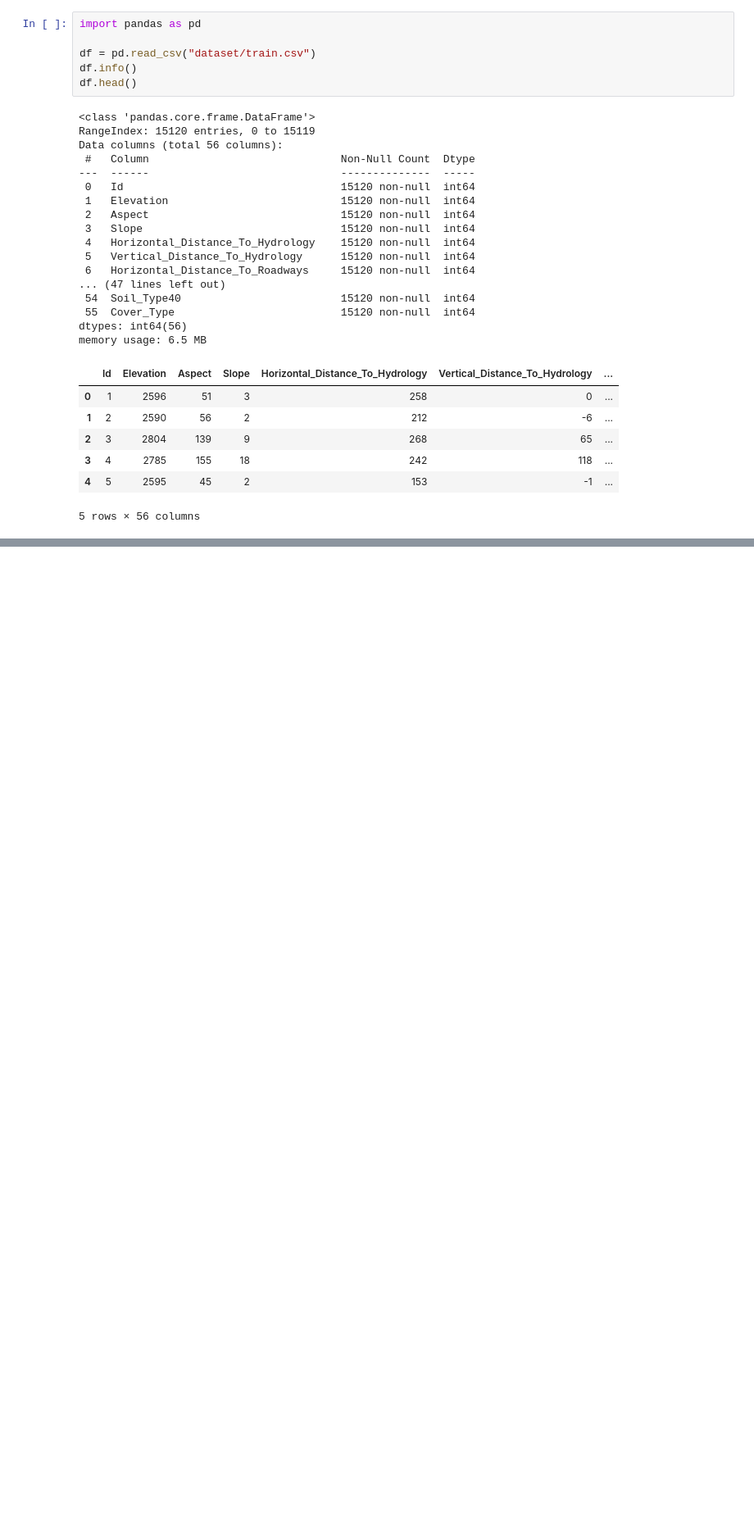
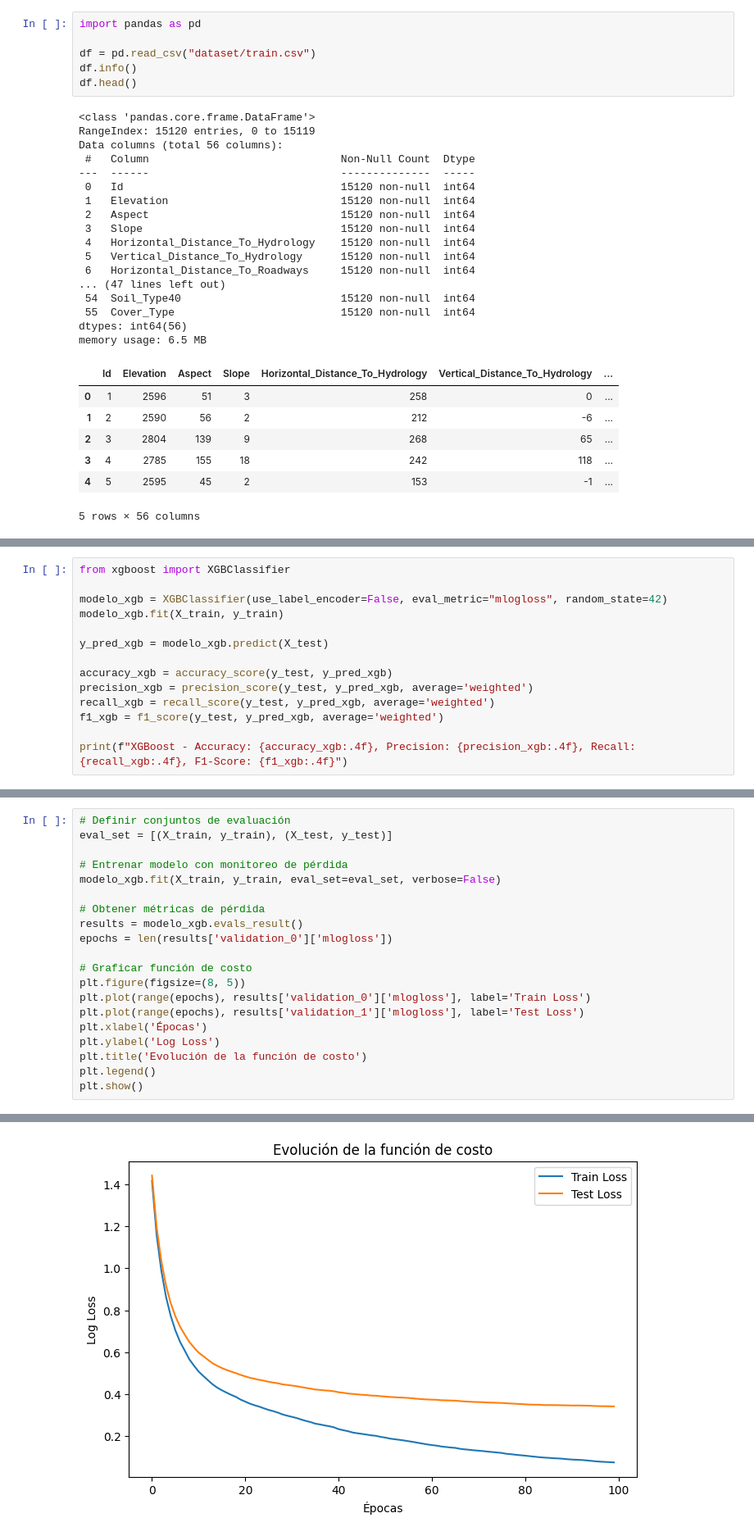
Before and after one commit to Perceval840/MonitoreoProyectosML_IA, a Jupyter notebook: forest_cover_classification.ipynb, the cells around one changed output, grey strips where cells are left out. Shown at 82% size. Drawn from its saved outputs; the diff is of its cells as text; blank space fills up the shorter version.

```diff
--- a/forest_cover_classification.ipynb
+++ b/forest_cover_classification.ipynb
@@ -31,0 +169,14 @@ memory usage: 6.5 MB
+# %%
+from xgboost import XGBClassifier
+
+modelo_xgb = XGBClassifier(use_label_encoder=False, eval_metric="mlogloss", random_state=42)
+modelo_xgb.fit(X_train, y_train)
+
+y_pred_xgb = modelo_xgb.predict(X_test)
+
+accuracy_xgb = accuracy_score(y_test, y_pred_xgb)
+precision_xgb = precision_score(y_test, y_pred_xgb, average='weighted')
+recall_xgb = recall_score(y_test, y_pred_xgb, average='weighted')
+f1_xgb = f1_score(y_test, y_pred_xgb, average='weighted')
+
+print(f"XGBoost - Accuracy: {accuracy_xgb:.4f}, Precision: {precision_xgb:.4f}, Recall: {recall_xgb:.4f}, F1-Score: {f1_xgb:.4f}")
@@ -31,0 +191,21 @@ memory usage: 6.5 MB
+# %%
+# Definir conjuntos de evaluación
+eval_set = [(X_train, y_train), (X_test, y_test)]
+
+# Entrenar modelo con monitoreo de pérdida
+modelo_xgb.fit(X_train, y_train, eval_set=eval_set, verbose=False)
+
+# Obtener métricas de pérdida
+results = modelo_xgb.evals_result()
+epochs = len(results['validation_0']['mlogloss'])
+
+# Graficar función de costo
+plt.figure(figsize=(8, 5))
+plt.plot(range(epochs), results['validation_0']['mlogloss'], label='Train Loss')
+plt.plot(range(epochs), results['validation_1']['mlogloss'], label='Test Loss')
+plt.xlabel('Épocas')
+plt.ylabel('Log Loss')
+plt.title('Evolución de la función de costo')
+plt.legend()
+plt.show()
+# %% [output]
@@ -31,0 +215 @@ memory usage: 6.5 MB
+[figure, added]
```
Also changed, not shown: parts of 19 cells of this notebook, 51 other files.
